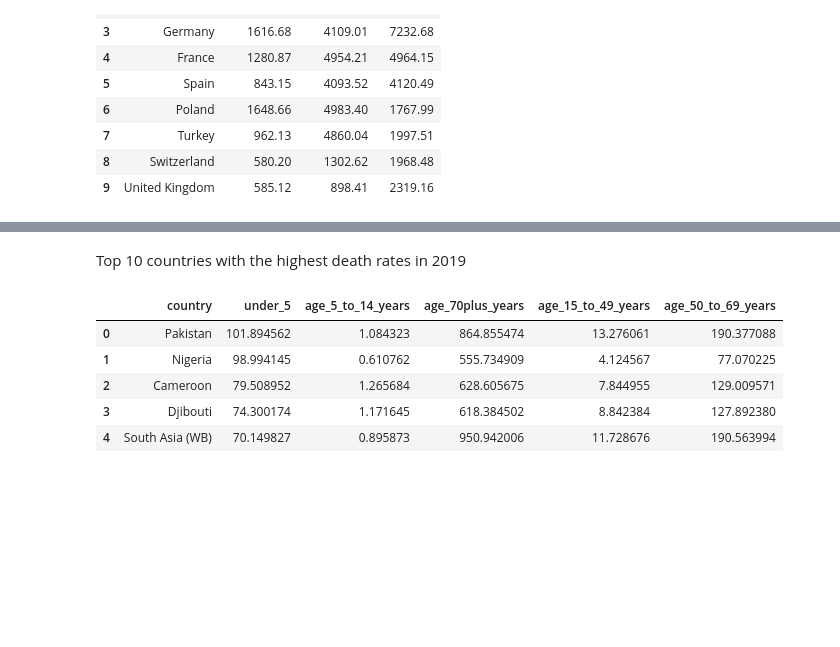
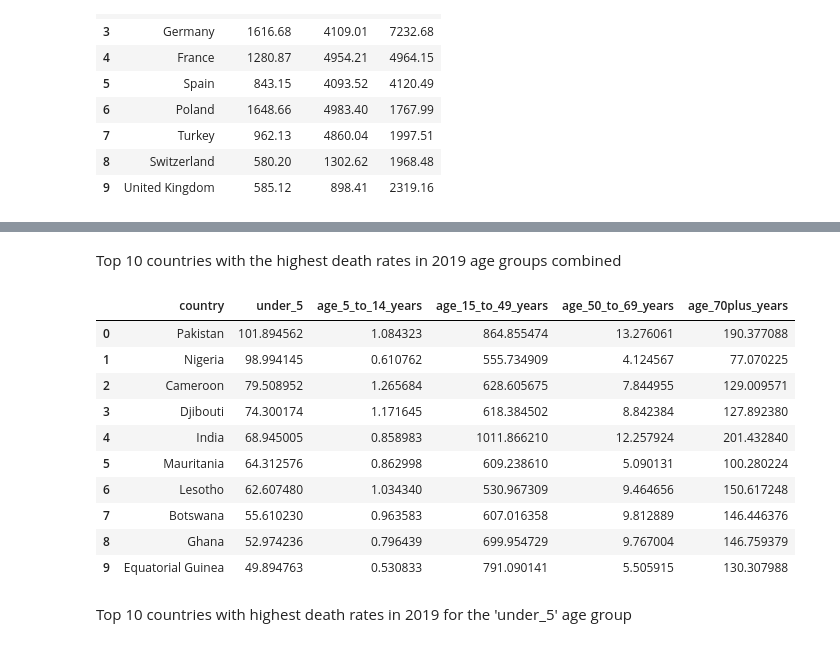
Before and after one commit to sameenshahzad/Project-3_Group-13, a Jupyter notebook: Slides & Analysis/Analysis.ipynb, the cells around one changed output, grey strips where cells are left out. Cells and saved outputs as stored; diff of their text form; code cells hidden in the pictures; blank space fills up the shorter version.

```diff
--- a/Slides & Analysis/Analysis.ipynb
+++ b/Slides & Analysis/Analysis.ipynb
@@ -139,38 +279,56 @@ Outdoor_Air_Death_Rates_by_Age = pd.read_sql('select * from Outdoor_Air_Death_Ra
 # %% [markdown]
-Top 10 countries with the highest death rates in 2019
+Top 10 countries with the highest death rates in 2019 age groups combined
 # %%
+import pycountry
+
+# Define a function to check if a country name is valid
+def is_valid_country(country_name):
+    try:
+        pycountry.countries.search_fuzzy(country_name)
+        return True
+    except LookupError:
+        return False
+
 # Query the Outdoor_air_death_rates_by_age table to get the top 10 countries with highest death rates in 2019 for the specified age groups
 results = session.query(
     Outdoor_air_death_rates_by_age.country,
     func.sum(Outdoor_air_death_rates_by_age.under_5).label('under_5'),
     func.sum(Outdoor_air_death_rates_by_age.age_5_to_14_years).label('age_5_to_14_years'),
     func.sum(Outdoor_air_death_rates_by_age.age_70plus_years).label('age_70plus_years'),
     func.sum(Outdoor_air_death_rates_by_age.age_15_to_49_years).label('age_15_to_49_years'),
     func.sum(Outdoor_air_death_rates_by_age.age_50_to_69_years).label('age_50_to_69_years')
 ).filter(
-    Outdoor_air_death_rates_by_age.year == 2019
+    Outdoor_air_death_rates_by_age.year == 2019,
+    func.lower(Outdoor_air_death_rates_by_age.country).in_([c.name.lower() for c in pycountry.countries if is_valid_country(c.name)])
 ).group_by(
     Outdoor_air_death_rates_by_age.country
 ).order_by(
     func.sum(Outdoor_air_death_rates_by_age.under_5).desc(),
     func.sum(Outdoor_air_death_rates_by_age.age_5_to_14_years).desc(),
     func.sum(Outdoor_air_death_rates_by_age.age_70plus_years).desc(),
     func.sum(Outdoor_air_death_rates_by_age.age_15_to_49_years).desc(),
     func.sum(Outdoor_air_death_rates_by_age.age_50_to_69_years).desc()
 ).limit(10).all()
 
 # Convert the query results to a pandas DataFrame
 df = pd.DataFrame(results, columns=[
-    'country', 'under_5', 'age_5_to_14_years', 'age_70plus_years', 'age_15_to_49_years', 'age_50_to_69_years'
+    'country', 'under_5', 'age_5_to_14_years', 'age_15_to_49_years', 'age_50_to_69_years', 'age_70plus_years'
 ])
 
 # Display the DataFrame
-df.head()
+df.head(10)
 # %% [output]
-|  | country | under_5 | age_5_to_14_years | age_70plus_years | age_15_to_49_years | age_50_to_69_years |
+|  | country | under_5 | age_5_to_14_years | age_15_to_49_years | age_50_to_69_years | age_70plus_years |
 | 0 | Pakistan | 101.894562 | 1.084323 | 864.855474 | 13.276061 | 190.377088 |
 | 1 | Nigeria | 98.994145 | 0.610762 | 555.734909 | 4.124567 | 77.070225 |
 | 2 | Cameroon | 79.508952 | 1.265684 | 628.605675 | 7.844955 | 129.009571 |
 | 3 | Djibouti | 74.300174 | 1.171645 | 618.384502 | 8.842384 | 127.892380 |
-| 4 | South Asia (WB) | 70.149827 | 0.895873 | 950.942006 | 11.728676 | 190.563994 |
+| 4 | India | 68.945005 | 0.858983 | 1011.866210 | 12.257924 | 201.432840 |
+| 5 | Mauritania | 64.312576 | 0.862998 | 609.238610 | 5.090131 | 100.280224 |
+| 6 | Lesotho | 62.607480 | 1.034340 | 530.967309 | 9.464656 | 150.617248 |
+| 7 | Botswana | 55.610230 | 0.963583 | 607.016358 | 9.812889 | 146.446376 |
+| 8 | Ghana | 52.974236 | 0.796439 | 699.954729 | 9.767004 | 146.759379 |
+| 9 | Equatorial Guinea | 49.894763 | 0.530833 | 791.090141 | 5.505915 | 130.307988 |
+# %% [markdown]
+Top 10 countries with highest death rates in 2019 for the 'under_5' age group
 # %%
```
Also changed, not shown: parts of 52 cells of this notebook, 1 other file.
